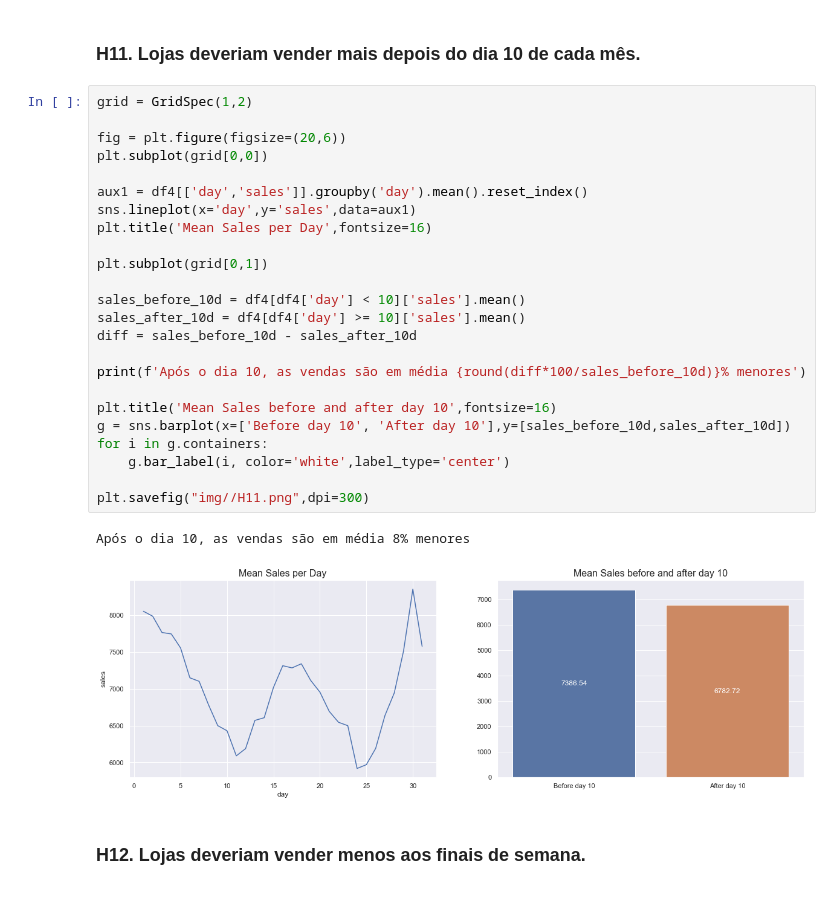
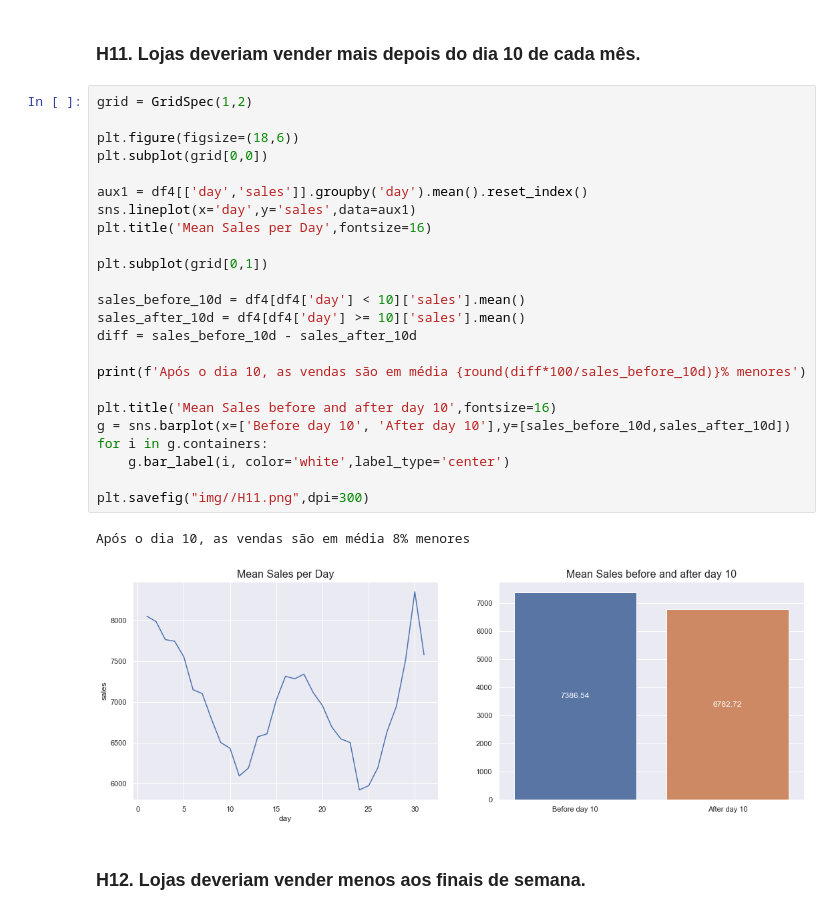
Before and after one commit to ArthurMesquita96/Rossmann-Predict-Sales, a Jupyter notebook: store_sales_predicton.ipynb, the cells around one changed output. Saved outputs shown, nothing was run; the diff lists cells and outputs as text.

```diff
--- a/store_sales_predicton.ipynb
+++ b/store_sales_predicton.ipynb
@@ -915,30 +915,30 @@ VERDADEIRO. No 2º semestre as vendas são 2.71% maior que no 1º semestre
 # %%
 grid = GridSpec(1,2)
 
-fig = plt.figure(figsize=(20,6))
+plt.figure(figsize=(18,6))
 plt.subplot(grid[0,0])
 
 aux1 = df4[['day','sales']].groupby('day').mean().reset_index()
 sns.lineplot(x='day',y='sales',data=aux1)
 plt.title('Mean Sales per Day',fontsize=16)
 
 plt.subplot(grid[0,1])
 
 sales_before_10d = df4[df4['day'] < 10]['sales'].mean()
 sales_after_10d = df4[df4['day'] >= 10]['sales'].mean()
 diff = sales_before_10d - sales_after_10d
 
 print(f'Após o dia 10, as vendas são em média {round(diff*100/sales_before_10d)}% menores')
 
 plt.title('Mean Sales before and after day 10',fontsize=16)
 g = sns.barplot(x=['Before day 10', 'After day 10'],y=[sales_before_10d,sales_after_10d])
 for i in g.containers:
     g.bar_label(i, color='white',label_type='center')
 
 plt.savefig("img//H11.png",dpi=300)
 # %% [output]
 Após o dia 10, as vendas são em média 8% menores
-[figure, old version]
+[figure, new version]
 # %% [markdown]
 ### H12. Lojas deveriam vender menos aos finais de semana.
 # %%
```
Also changed, not shown: parts of 2 cells of this notebook, 4 other files.
